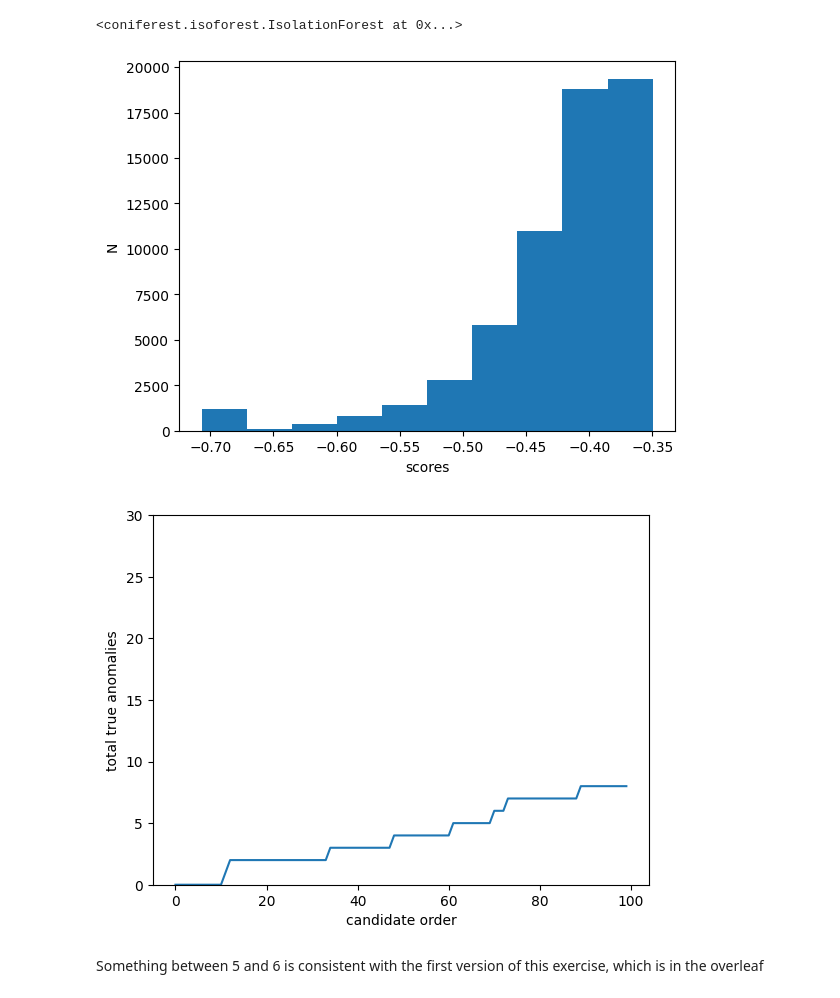
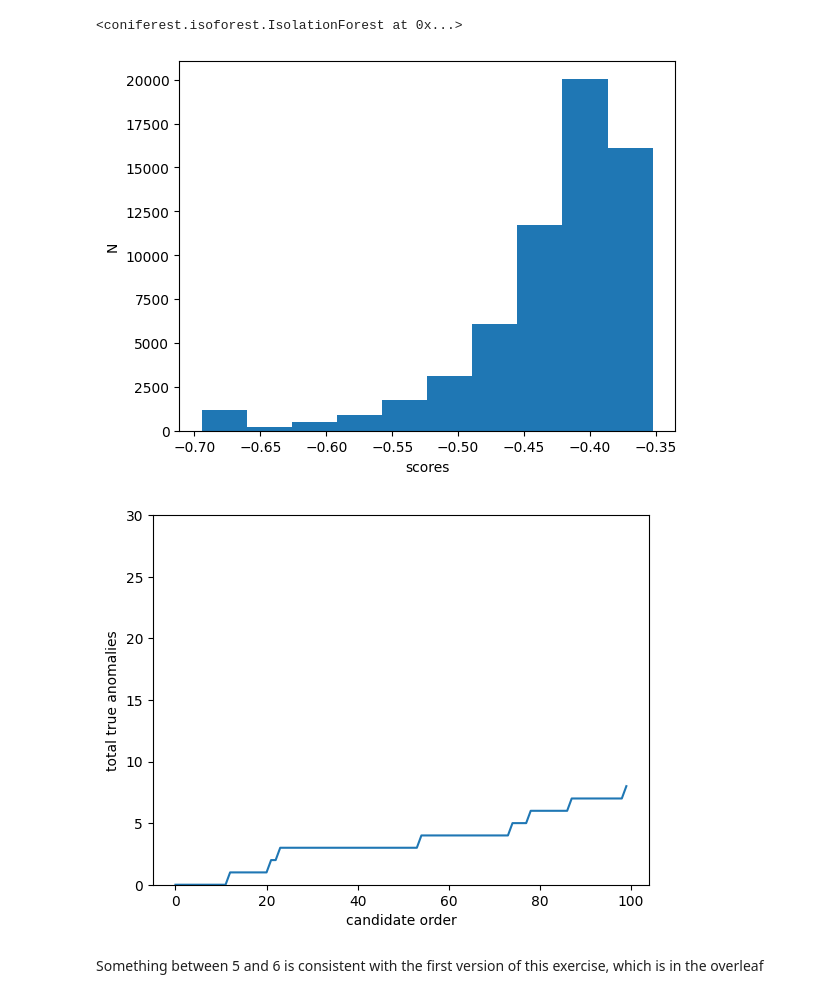
Before and after one commit to emilleishida/test_pineforest, a Jupyter notebook: notebooks/galaxyzoo.ipynb, the cells around one changed output. Saved outputs shown, nothing was run; the diff lists cells and outputs as text; code cells hidden in the pictures.

```diff
--- a/notebooks/galaxyzoo.ipynb
+++ b/notebooks/galaxyzoo.ipynb
@@ -26,18 +32,18 @@ True
 ## Isolation Forest
 # %%
 # fit a normal Isolation forest
-model = IsolationForest(random_seed=np.random.randint(10**9))
-model.fit(data_use.values)
+model_if = IsolationForest(random_seed=42)
+model_if.fit(data_use.values)
 # %% [output]
 <coniferest.isoforest.IsolationForest at 0x...>
 # %%
-scores = model.score_samples(data_use.values)
+scores_if = model_if.score_samples(data_use.values)
 # %%
-plt.hist(scores)
+plt.hist(scores_if)
 plt.xlabel('scores')
 plt.ylabel('N')
 plt.show()
 # %% [output]
-[figure, old version]
+[figure, new version]
 # %%
 # get the 100 most anomalous objects
@@ -48,17 +54,17 @@ labels = data['anomaly'].values[order[:100]]
 # %%
 # plot the result in order
 
-y = [sum(labels[:i]) for i in range(len(labels))]
-x = np.arange(len(labels))
+y_if = [sum(labels_if[:i]) for i in range(len(labels_if))]
+x = np.arange(len(labels_if))
 
 plt.figure()
-plt.plot(x,y)
+plt.plot(x,y_if)
 plt.xlabel('candidate order')
 plt.ylabel('total true anomalies')
 plt.ylim(0,30)
 plt.show()
 # %% [output]
-[figure, old version]
+[figure, new version]
 # %% [markdown]
 Something between 5 and 6 is consistent with the first version of this exercise, which is in the overleaf
 # %%
```
Also changed, not shown: parts of 23 cells of this notebook, 1 other file.
